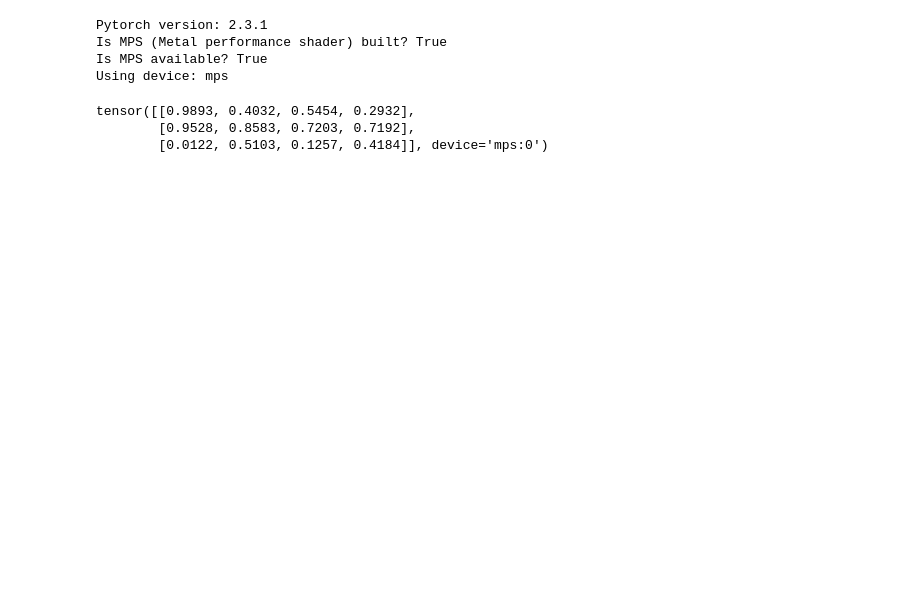
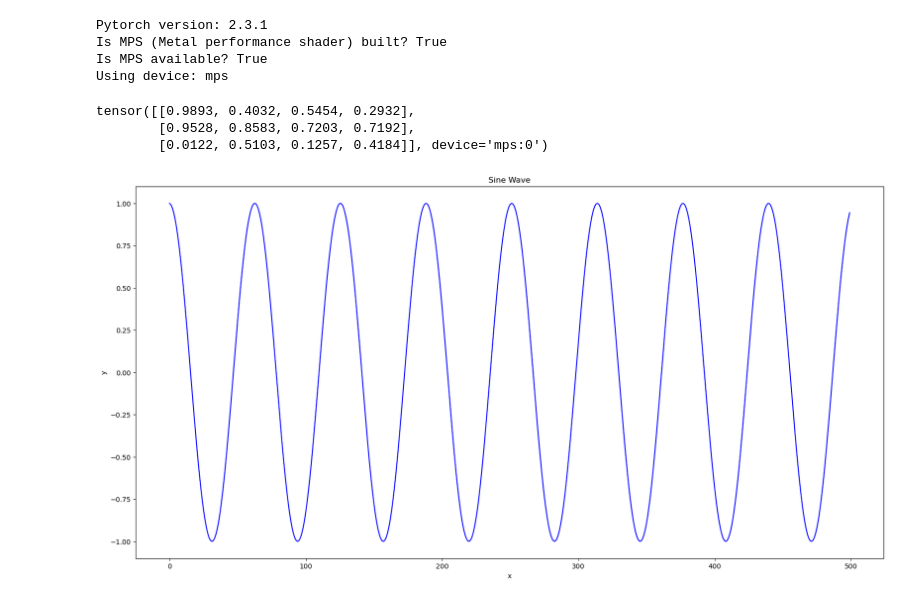
Before and after one commit to adi-suresh01/Time_Series_projects, a Jupyter notebook: Sine_Wave.ipynb, the cells around one changed output. Drawn from its saved outputs; the diff is of its cells as text; code cells hidden in the pictures; blank space fills up the shorter version.

```diff
--- a/Sine_Wave.ipynb
+++ b/Sine_Wave.ipynb
@@ -26,3 +28,23 @@ x
 tensor([[0.9893, 0.4032, 0.5454, 0.2932],
         [0.9528, 0.8583, 0.7203, 0.7192],
         [0.0122, 0.5103, 0.1257, 0.4184]], device='mps:0')
+# %%
+# Initialize number of samples(n), length of each sample(l) and width of the sine wave(t).
+n = 50
+l = 500
+t = 10
+
+x = np.empty((n, l), np.float32)
+x[:] = np.array(range(l)) + np.random.randint(-4*t, 4*t, n).reshape(n, 1)
+y = np.sin(x/1.0/t).astype(np.float32)
+
+plt.figure(figsize=(20,10))
+plt.title("Sine Wave")
+plt.xlabel("x")
+plt.ylabel("y")
+plt.xticks(fontsize=10)
+plt.yticks(fontsize=10)
+plt.plot(np.arange(x.shape[1]), y[0,:], 'blue', linewidth=1.5)
+plt.show()
+# %% [output]
+[figure, added]
```
Also changed, not shown: parts of 2 cells of this notebook.
